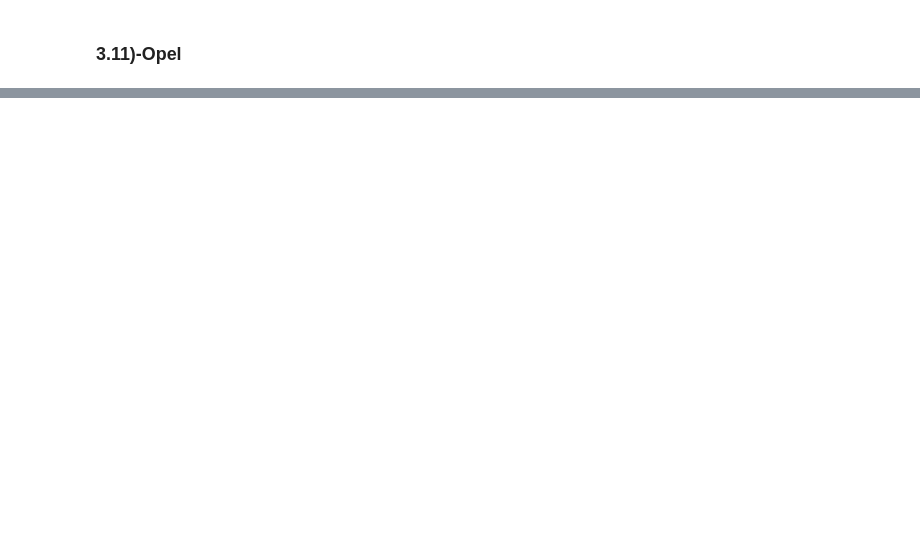
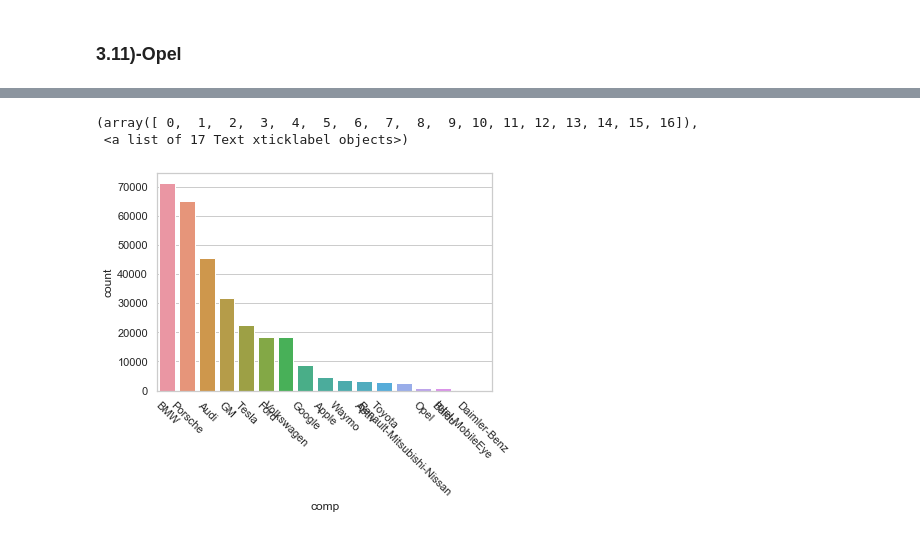
Before and after one commit to HassanSherwani/NLP-Natural-Language-Processing-, a Jupyter notebook: CrowdFlower/1.Company_labels.ipynb, the cells around one changed output, grey strips where cells are left out. Cells and saved outputs as stored; diff of their text form; code cells hidden in the pictures; blank space fills up the shorter version.

```diff
--- a/CrowdFlower/1.Company_labels.ipynb
+++ b/CrowdFlower/1.Company_labels.ipynb
@@ -218,0 +343,3 @@ l.ford.value_counts()
+# %%
+df_plot = pd.DataFrame({'comp': ['Google', 'Tesla','GM','Apple','Ford','Daimler-Benz','Volkswagen','BMW','Audi','Porsche','Opel','Waymo','Aptiv','Intel-MobileEye','Baidu','Toyota','Renault-Mitsubishi-Nissan'],
+                  'count': [8732,22601,31711,4499,18524,51,18324,71294,45766,65247,940,3612,3442,250,710,3070,2765]})
@@ -218,0 +367,4 @@ l.ford.value_counts()
+# %%
+# for ascending order
+df_plot=df_plot.sort_values("count", ascending=False)
+df_plot
@@ -218,0 +390,11 @@ l.ford.value_counts()
+# %%
+import seaborn as sns
+sns.set(style="whitegrid")
+#tips = sns.load_dataset("tips")
+ax = sns.barplot(x="comp", y="count", data=df_plot)
+# Rotate x-labels
+plt.xticks(rotation=-45)
+# %% [output]
+(array([ 0,  1,  2,  3,  4,  5,  6,  7,  8,  9, 10, 11, 12, 13, 14, 15, 16]),
+ <a list of 17 Text xticklabel objects>)
+[figure, added]
```
Also changed, not shown: parts of 51 cells of this notebook.
